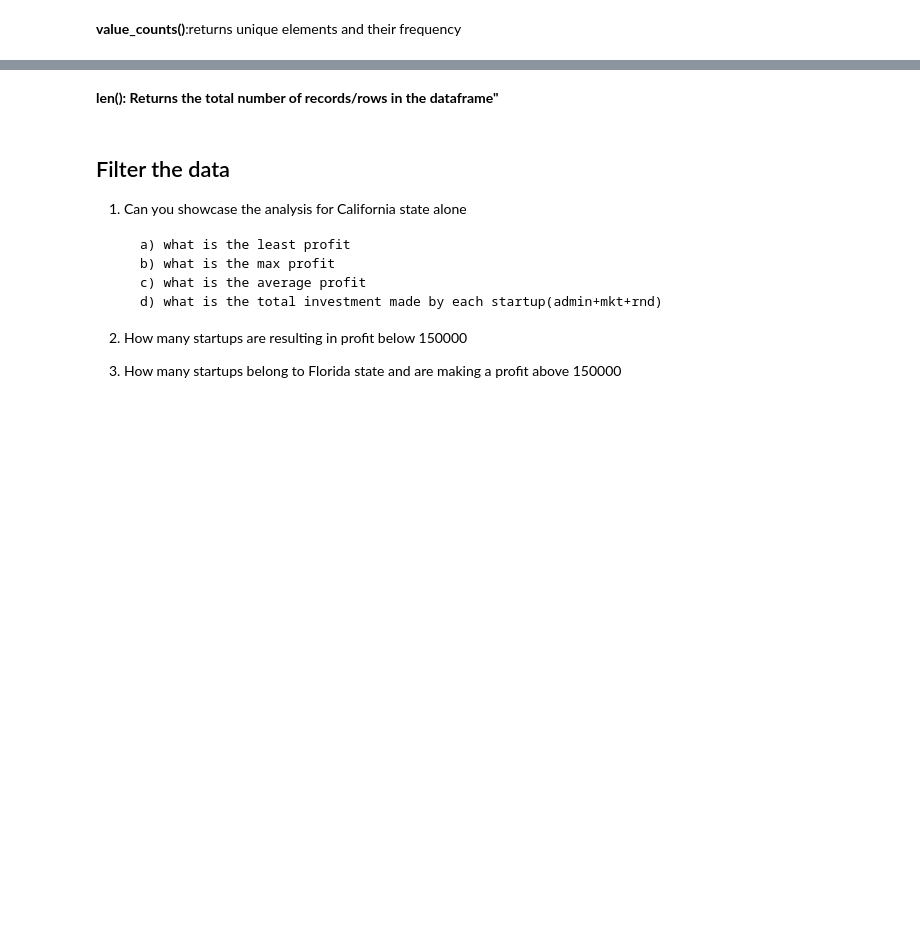
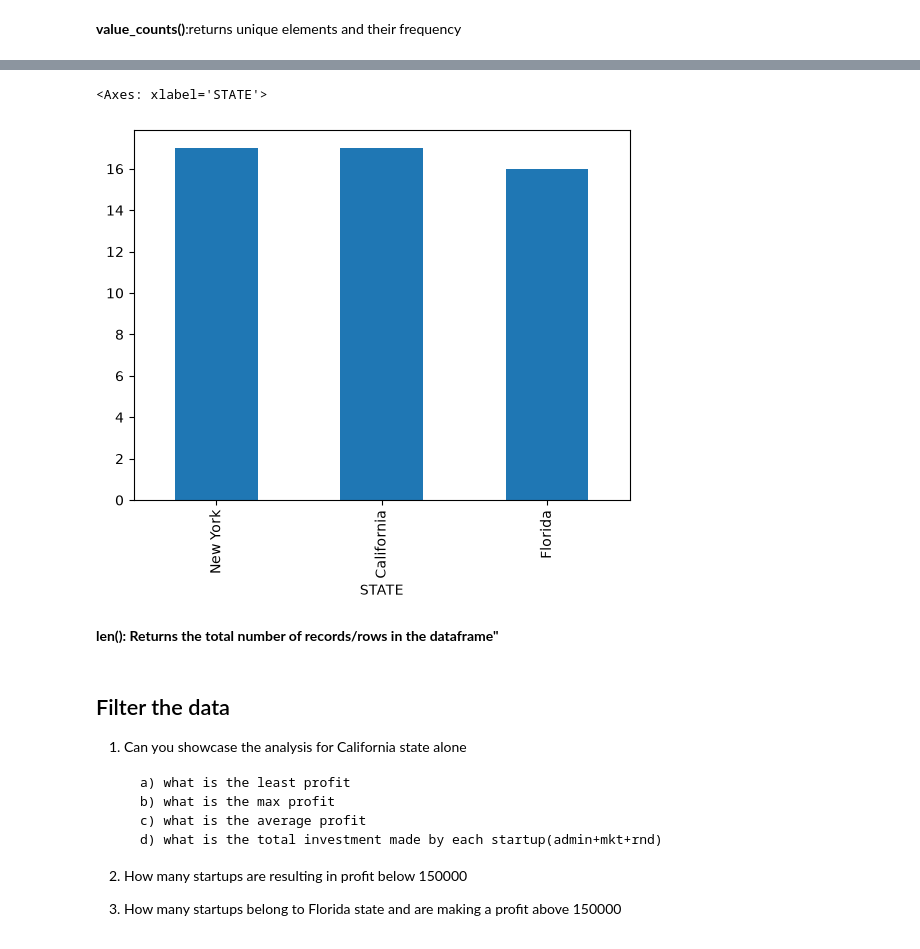
Before and after one commit to mohitmangal194-maker/python-code-module, a Jupyter notebook: Pandas_180.ipynb, the cells around one changed output, grey strips where cells are left out. Cells and saved outputs as stored; diff of their text form; code cells hidden in the pictures; blank space fills up the shorter version.

```diff
--- a/Pandas_180.ipynb
+++ b/Pandas_180.ipynb
@@ -214,3 +331,8 @@ df['column_name'].unique()
+# %%
+df['STATE'].value_counts().plot(kind='bar')
+# %% [output]
+<Axes: xlabel='STATE'>
+[figure, added]
 # %% [markdown]
 **len(): Returns the total number of records/rows in the dataframe"**
 # %% [markdown]
```
Also changed, not shown: parts of 20 cells of this notebook.
